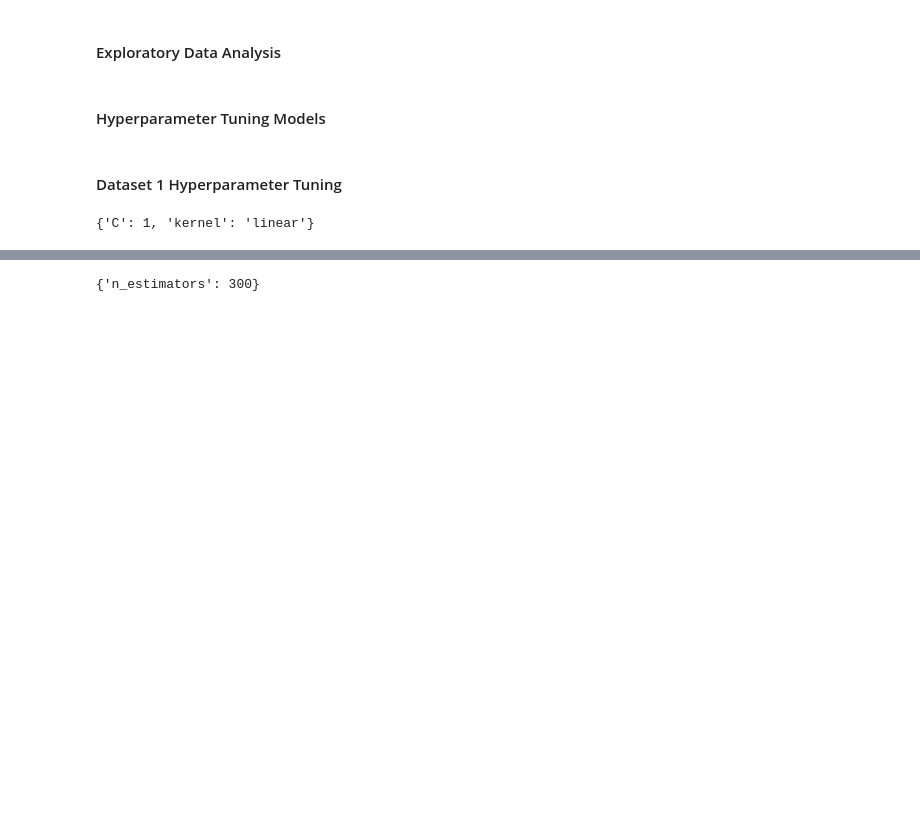
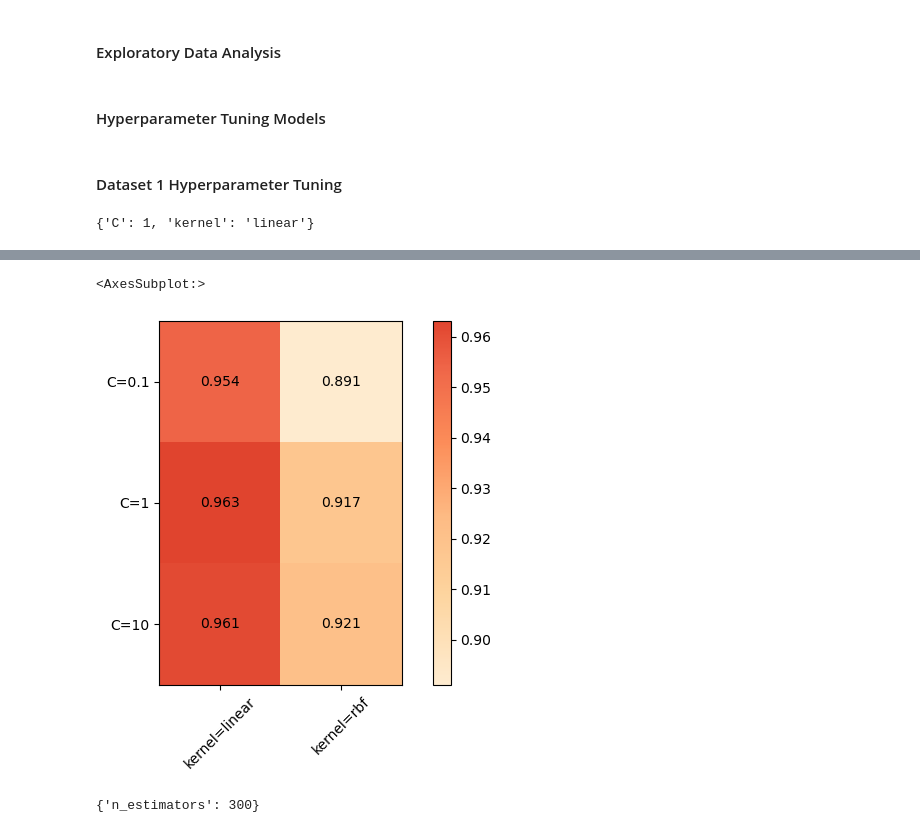
Before and after one commit to keshara2032/CS6316-ML-Project, a Jupyter notebook: part_1.ipynb, the cells around one changed output, grey strips where cells are left out. Cells and saved outputs as stored; diff of their text form; code cells hidden in the pictures; blank space fills up the shorter version.

```diff
--- a/part_1.ipynb
+++ b/part_1.ipynb
@@ -129 +141,6 @@ tune_svm(X,Y)
+# %%
+plot.grid_search(svm_d1_clf.cv_results_, change=('C', 'kernel'))
+# %% [output]
+<AxesSubplot:>
+[figure, added]
 # %%
```
Also changed, not shown: parts of 70 cells of this notebook.
